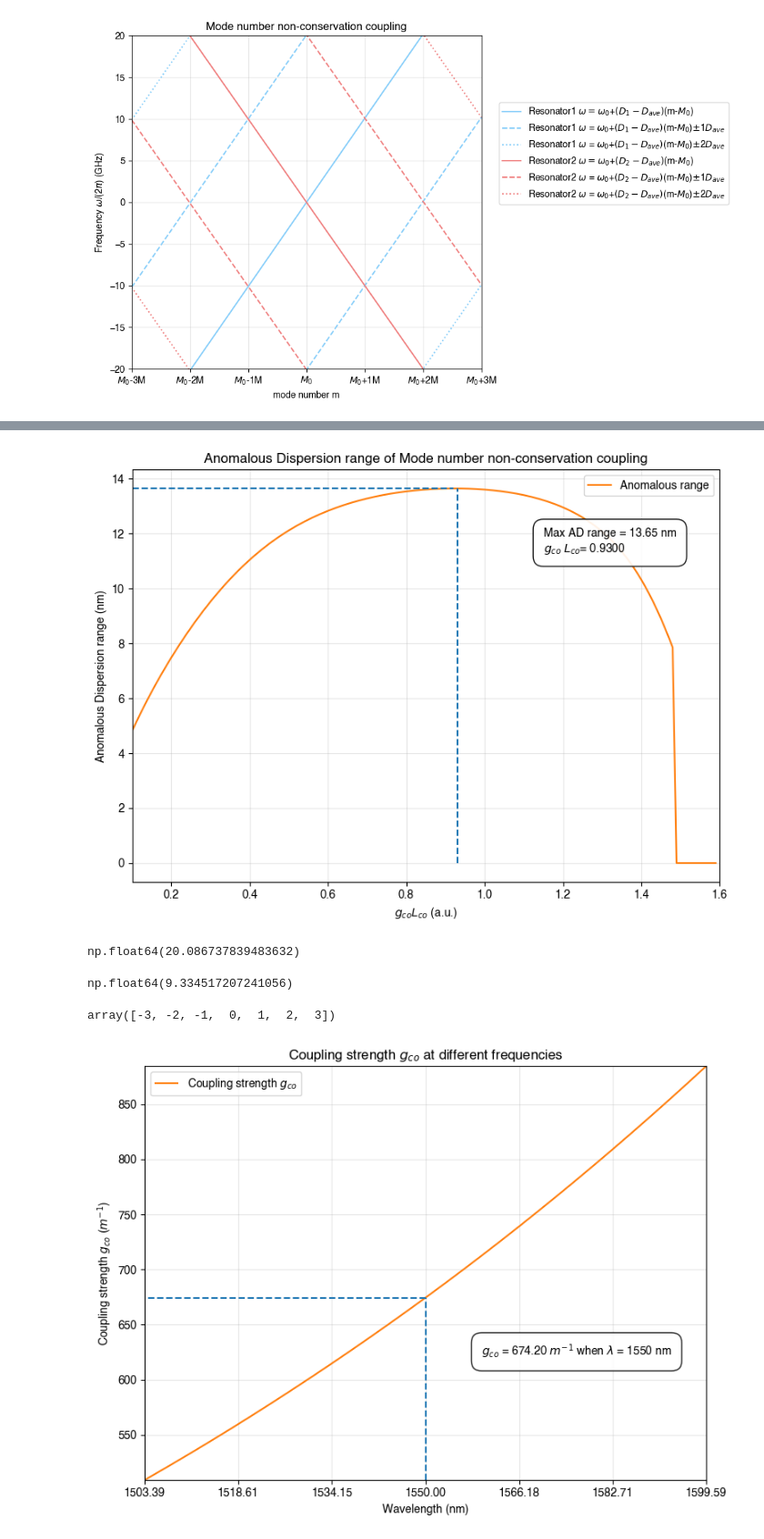
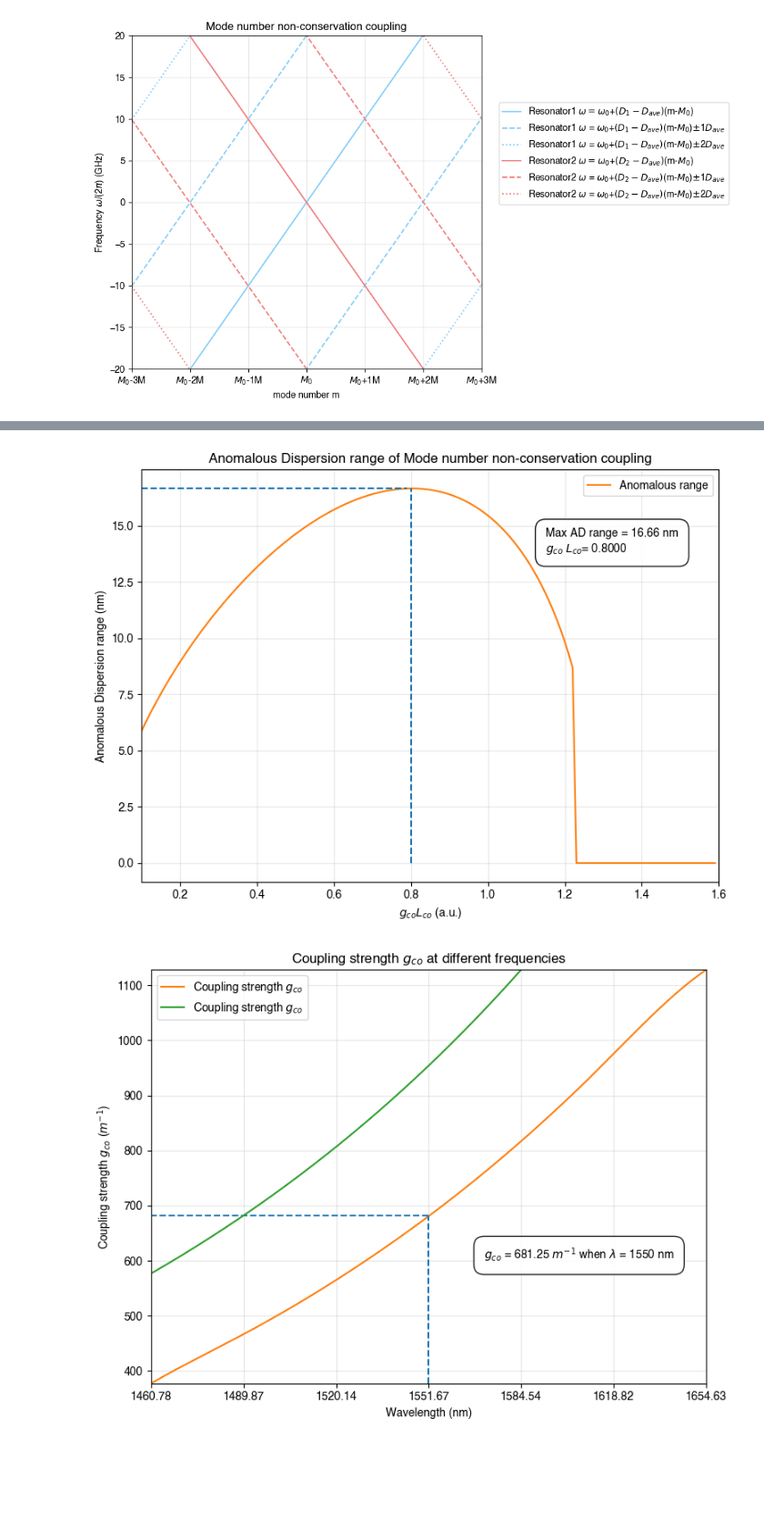
Before and after one commit to Harryxwh/SiNDispersionEngineering, a Jupyter notebook: 2D parallel rings.ipynb, the cells around one changed output, grey strips where cells are left out. Shown at 91% size. Cells and saved outputs as stored; diff of their text form; code cells hidden in the pictures; blank space fills up the shorter version.

```diff
--- a/2D parallel rings.ipynb
+++ b/2D parallel rings.ipynb
@@ -118,6 +118,8 @@ neff_intp   = Interpolation(wavl_arr, neff_arr[:,1], wavl_arr_intp, num_of_pts=n
 ng_intp     = Interpolation(wavl_arr, ng_arr[:,1], wavl_arr_intp, num_of_pts=num_of_pts)
 ng_1550     = ng_intp[np.argmin(np.abs(wavl_arr_intp-1.55))]
 neff_1550   = neff_intp[np.argmin(np.abs(wavl_arr_intp-1.55))]
-freq_1550   = c/1550*1e9                        #unit:Hz
-ng_1550
+# freq_1550   = c/1550*1e9                        #unit:Hz
+freq_1550   = 193.34*1e12                        #unit:Hz
+ng_1550     = 1.575
+freq_1550
 # %% [output]
@@ -137,15 +139,14 @@ np.float64(1.595643967049753)
 Parameters of the vernier resonators
 # %%
 # L1      = c/(ng_1550 * 20*1e9)
-# L1      = 9.5*1e-3
-# L2      = L1 * 1.005
-L1      = 9.313     *1e-3
-L2      = 9.407     *1e-3
+L1      = 9.5*1e-3
+L2      = L1 * 1.005
 
 D1      = c/(ng_1550 * L1) *2* np.pi
 D2      = c/(ng_1550 * L2) *2* np.pi
 D_ave   = c/(ng_1550 * (L1+L2)/2) *2 *np.pi
-# D_ave = D1 * 0.99
+# D_ave   = 19.9766 * 2 *np.pi * 1e9
+# D_ave   = c/( ng_1550* (L1+L2)/2) *2 *np.pi
 epsilon = (L2-L1)/(L1+L2)
 FSR = (D1-D2)/(2*epsilon)
 M = 1/(2*epsilon)
@@ -362,57 +367,49 @@ param_dict = {"Y_legends" : data_label_arr,
 
 Plot_curve(data_arr,**param_dict)
 # %% [output]
-[figure, old version]
+[figure, new version]
-# %%
-D_ave/(2*np.pi)/1e9
-# %% [output]
-np.float64(20.086737839483632)
-# %%
-# Circumference of the racetrack
-3*1e8 / (1.6 * D_ave/(2*np.pi)) * 1e3     #unit: mm
-# %% [output]
-np.float64(9.334517207241056)
-# %%
-np.arange(-Max_M_idx,Max_M_idx+1)
-# %% [output]
-array([-3, -2, -1,  0,  1,  2,  3])
 # %%
 m_arr_intp_flipped = np.flip(m_arr_intp)
 idx             = np.argmin(np.abs(m_arr_intp_flipped))
 horizontal_y    = np.ones(np.shape(m_arr_intp_flipped))[idx:] * g0
 horizontal_x    = m_arr_intp_flipped[idx:]
 vertical_y      = np.linspace(np.min(g_arr_intp),g0,1000)
 vertical_x      = np.ones(np.shape(vertical_y))* 0
 
+m_g             = 1196
+g0_exp          = 954
+g_arr_exp       = g0_exp * np.exp(-m_arr_intp / m_g)
+
 data_arr        = (np.c_[m_arr_intp_flipped, g_arr_intp],
                    np.c_[vertical_x,vertical_y],
-                   np.c_[horizontal_x,horizontal_y])
+                   np.c_[horizontal_x,horizontal_y],
+                   np.c_[m_arr_intp_flipped, g_arr_exp])
 data_label_arr  = [r"Coupling strength $g_{co}$","",""]*3
 
 linestyle_list  = ["-","--","--"]*3
 xticks          = np.arange(-Max_M_idx,Max_M_idx+1)*M
 xtickslabels    = np.array(["{:.2f}".format(3*1e8 /
                                             (freq_1550 + D_ave/(2*np.pi) * xtick) * 1e9) for xtick in xticks])
 colors_list     = ['tab:orange']+['tab:blue']*2+['tab:green']*2+['black']*10
 text            = r"$g_{co}$" + r" = {:.2f} ".format(g0)+r"$m^{-1}$ when $\lambda$ = 1550 nm"
 param_dict      = {"Y_legends": data_label_arr,
-                "X_label"     : r'Wavelength (nm)',
-                "Y_label"     : r"Coupling strength $g_{co}$ ($m^{-1}$)",
-                "title"       : r"Coupling strength $g_{co}$ at different frequencies",
-                "figsize"     : (8,6),
-                "marker_list" : [""]*15,
-                "linestyle_list": linestyle_list,
-                "colors_list" : colors_list,
-                "xticks"      : xticks,
-                "xtickslabel" : np.flip(xtickslabels),
-                "xlim"        : (np.min(xticks),np.max(xticks)),
-                "ylim"        : (np.min(g_arr_intp),(np.max(g_arr_intp))),
-                "text"        : text,
-                "loc_text"    : (0.6,0.3),
-                "AD_region_color"  : False}
+                    "X_label"     : r'Wavelength (nm)',
+                    "Y_label"     : r"Coupling strength $g_{co}$ ($m^{-1}$)",
+                    "title"       : r"Coupling strength $g_{co}$ at different frequencies",
+                    "figsize"     : (8,6),
+                    "marker_list" : [""]*15,
+                    "linestyle_list": linestyle_list,
+                    "colors_list" : colors_list,
+                    "xticks"      : xticks,
+                    "xtickslabel" : np.flip(xtickslabels),
+                    "xlim"        : (np.min(xticks),np.max(xticks)),
+                    "ylim"        : (np.min(g_arr_intp),(np.max(g_arr_intp))),
+                    "text"        : text,
+                    "loc_text"    : (0.6,0.3),
+                    "AD_region_color"  : False}
 
 Plot_curve(data_arr,**param_dict)
 # %% [output]
-[figure, old version]
+[figure, new version]
 # %%
 gL_product_arr  = np.arange(0.1,1.6,0.01)
```
Also changed, not shown: parts of 20 cells of this notebook, 35 other files.
